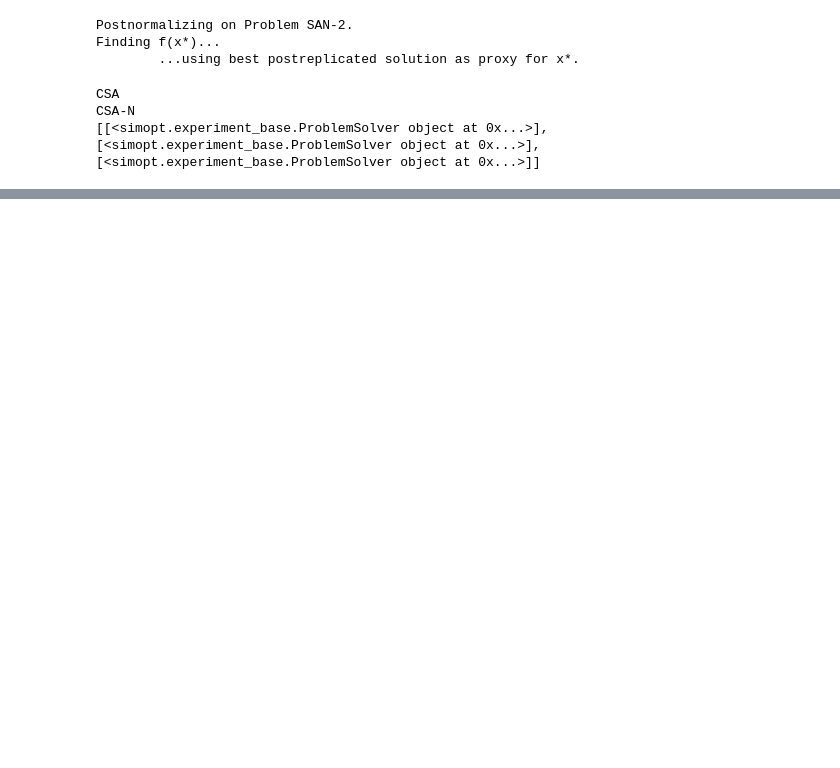
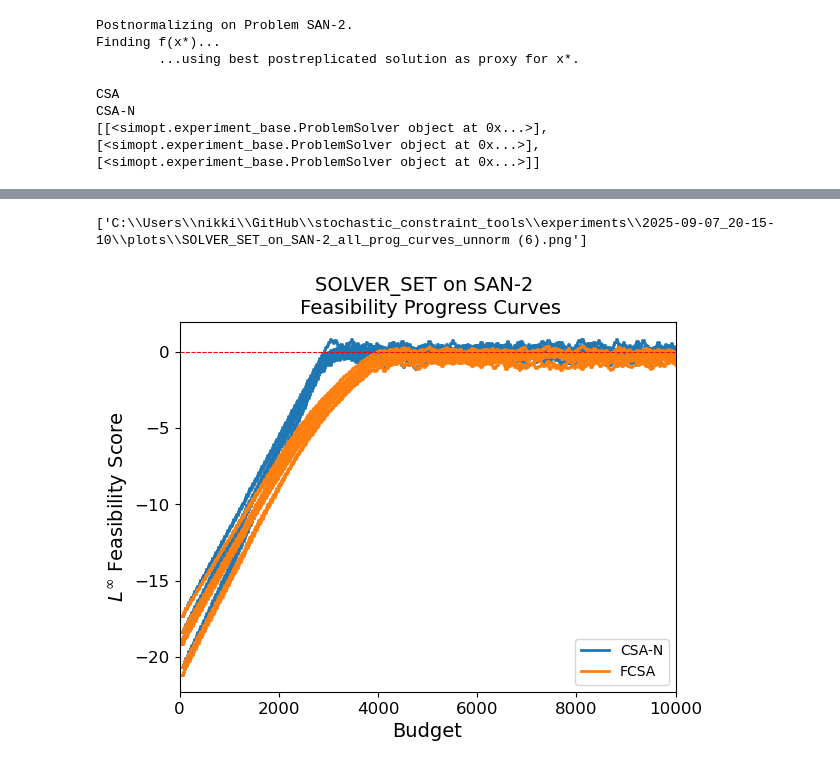
Before and after one commit to nicolefelice/stochastic_constraint_tools, a Jupyter notebook: mpc_demo.ipynb, the cells around one changed output, grey strips where cells are left out. Saved outputs shown, nothing was run; the diff lists cells and outputs as text; code cells hidden in the pictures; blank space fills up the shorter version.

```diff
--- a/mpc_demo.ipynb
+++ b/mpc_demo.ipynb
@@ -144,0 +150,6 @@ plot_experiments = myexperiment.experiments[1]+myexperiment.experiments[2]
+# %%
+#plot feasibility progress for csa-n and fcsa
+plot_feasibility_progress(myexperiment.experiments[1:3], "all", print_max_hw=False)
+# %% [output]
+['C:\\Users\\nikki\\GitHub\\stochastic_constraint_tools\\experiments\\2025-09-07_20-15-10\\plots\\SOLVER_SET_on_SAN-2_all_prog_curves_unnorm (6).png']
+[figure, added]
```
Also changed, not shown: parts of 13 cells of this notebook, 1 other file.
